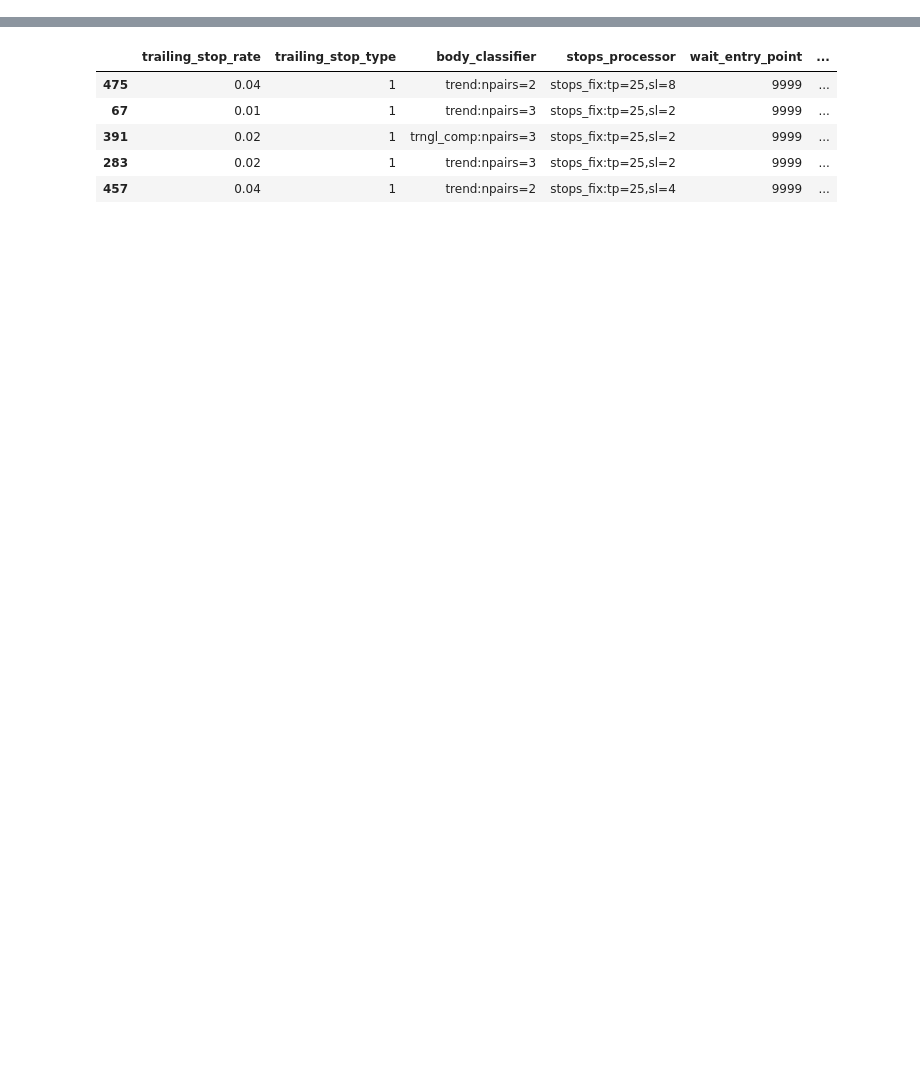
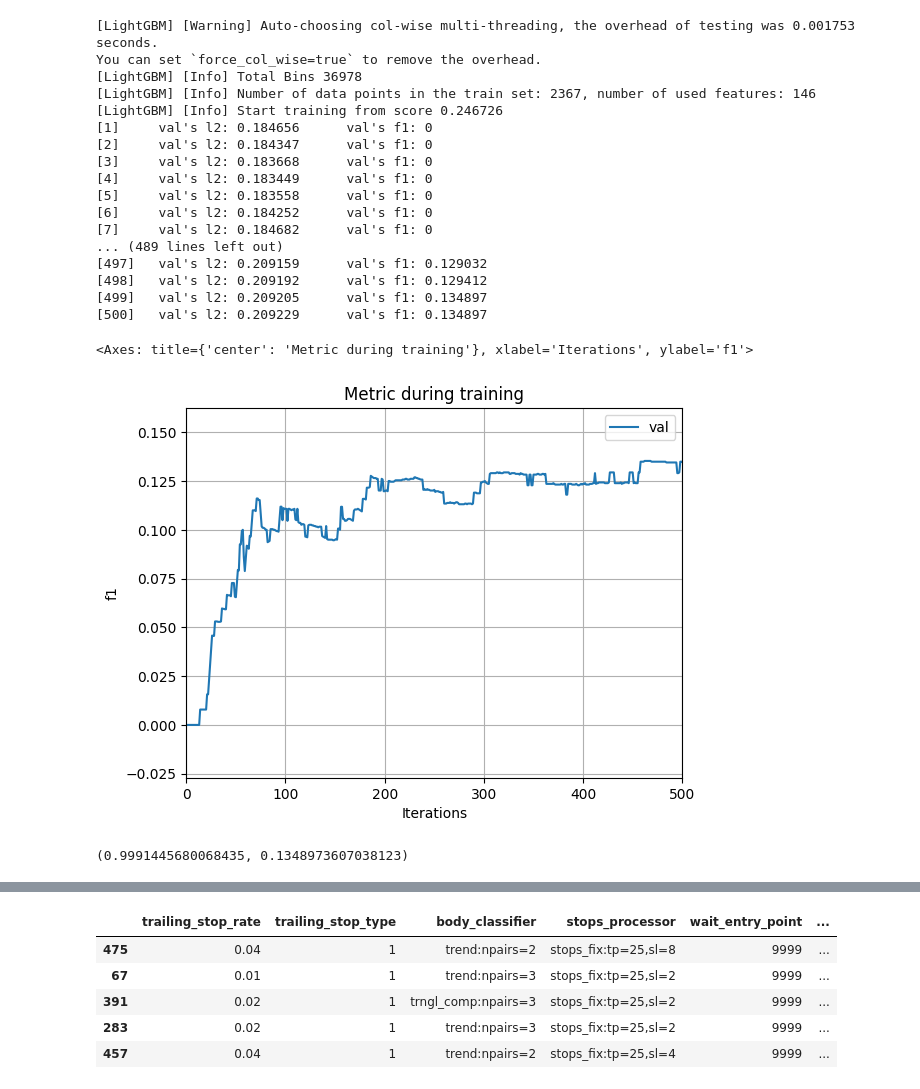
Before and after one commit to binrey/MLTR, a Jupyter notebook: optim_research.ipynb, the cells around one changed output, grey strips where cells are left out. Cells and saved outputs as stored; diff of their text form; code cells hidden in the pictures; blank space fills up the shorter version.

```diff
--- a/optim_research.ipynb
+++ b/optim_research.ipynb
@@ -17,0 +63,51 @@ for p in sorted(Path("optimization").glob("*.pickle")):
+# %%
+import lightgbm as lgb
+from sklearn.metrics import accuracy_score, f1_score
+
+dtrain = lgb.Dataset(X_train, label=y_train)
+dvalid = lgb.Dataset(X_test, label=y_test)
+
+def lgb_f1_score(y_hat, data):
+    y_true = data.get_label()
+    y_hat = np.round(y_hat) # scikits f1 doesn't like probabilities
+    return 'f1', f1_score(y_true, y_hat), True
+
+evals_result = {}
+
+# model = lgb.cv(params=dict(learning_rate=0.1, num_leaves=5, max_depth=1),
+#                 train_set=dtrain,
+#                 feval=lgb_f1_score
+#                 )
+
+model = lgb.train(params=dict(num_iterations=500, num_leaves=20, max_depth=30),
+                train_set=dtrain,
+                valid_sets=[dvalid],
+                valid_names=['val', 'train'], feval=lgb_f1_score  ,evals_result=evals_result)
+
+lgb.plot_metric(evals_result, metric='f1')
+# model = lgb.LGBMClassifier(learning_rate=0.1, num_leaves=5, max_depth=1)
+# model.fit(X_train, y_train, eval_set=(X_test, y_test), eval_metric="auc", early_stopping_rounds=5)
+# %% [output]
+[LightGBM] [Warning] Auto-choosing col-wise multi-threading, the overhead of testing was 0.001753 seconds.
+You can set `force_col_wise=true` to remove the overhead.
+[LightGBM] [Info] Total Bins 36978
+[LightGBM] [Info] Number of data points in the train set: 2367, number of used features: 146
+[LightGBM] [Info] Start training from score 0.246726
+[1]     val's l2: 0.184656      val's f1: 0
+[2]     val's l2: 0.184347      val's f1: 0
+[3]     val's l2: 0.183668      val's f1: 0
+[4]     val's l2: 0.183449      val's f1: 0
+[5]     val's l2: 0.183558      val's f1: 0
+[6]     val's l2: 0.184252      val's f1: 0
+[7]     val's l2: 0.184682      val's f1: 0
+... (489 lines left out)
+[497]   val's l2: 0.209159      val's f1: 0.129032
+[498]   val's l2: 0.209192      val's f1: 0.129412
+[499]   val's l2: 0.209205      val's f1: 0.134897
+[500]   val's l2: 0.209229      val's f1: 0.134897
+<Axes: title={'center': 'Metric during training'}, xlabel='Iterations', ylabel='f1'>
+[figure, added]
+# %%
+f1_score(model.predict(X_train)>0.25, y_train), f1_score(model.predict(X_test)>0.5, y_test)
+# %% [output]
+(0.9991445680068435, 0.1348973607038123)
```
Also changed, not shown: parts of 7 cells of this notebook, 1 other file.
